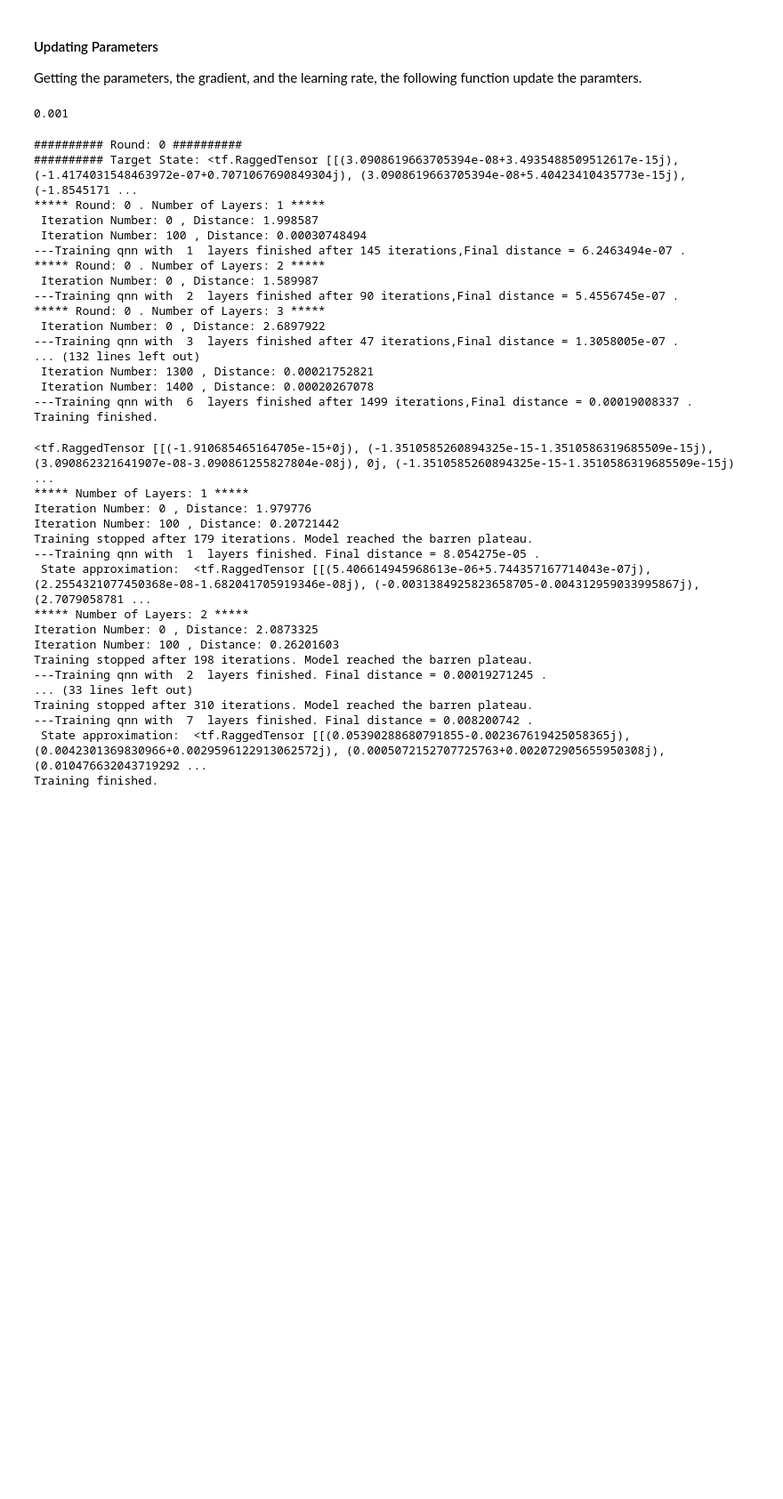
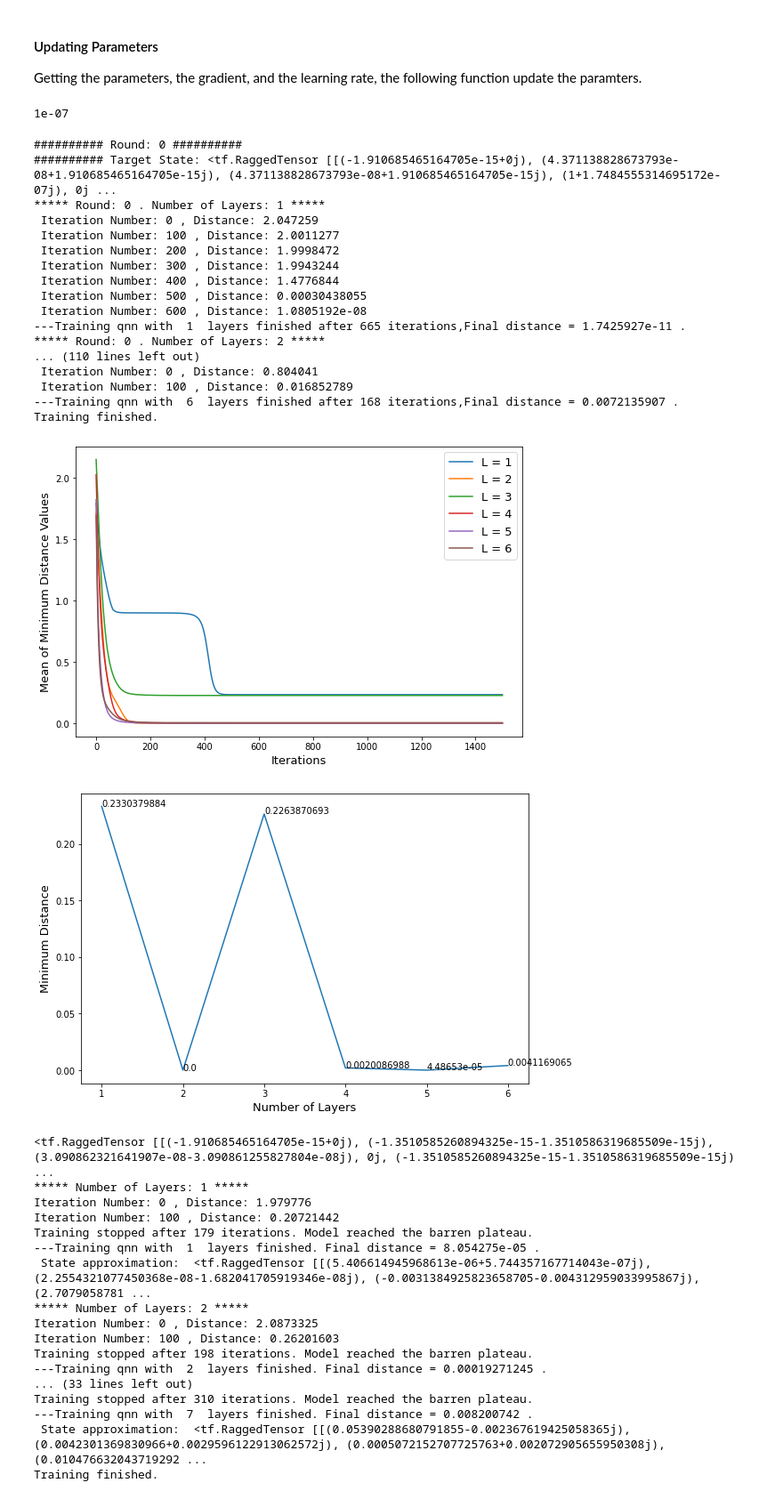
Before and after one commit to nargesalavi/Quantum-Open-Source-Foundation-Mentorship, a Jupyter notebook: QNN_Optimization.ipynb, the cells around one changed output. Shown at 89% size. Saved outputs shown, nothing was run; the diff lists cells and outputs as text; code cells hidden in the pictures; blank space fills up the shorter version.

Commit message:
Trained in 3 rounds for different random targets

```diff
--- a/QNN_Optimization.ipynb
+++ b/QNN_Optimization.ipynb
@@ -279,9 +291,9 @@ lr_increase = 50
 learning_rate = 0.1
 number_of_rounds = 3
 # %%
-print(1.0e-3)
+print(1.0e-7)
 # %% [output]
-0.001
+1e-07
 # %%
 list_of_e =[]
 types = 1
@@ -303,42 +315,75 @@ for round in range(number_of_rounds):
     params_names = sympy.symbols(['theta_{}'.format(n) for n in range(8*l)])
     eValues = []
     for i in range(number_of_iteration):
-      learning_rate = lr0/(1 + (i//lr_increase))
+      #learning_rate = lr0/(1 + (i//lr_increase))
       params_grads = custom_gradient(params, target_state,parameter_shift = False, h = np.pi/16, distance_type = distance_type)
 
       params = update_params(params, params_grads,learning_rate)
 
       approximation = state_layer(qnn, symbol_names=params_names, symbol_values=params)
       e = states_distance(approximation,target_state,distance_type)
-      if (0<i and e<1.0e-3 and abs(eValues[-1] - e) < 1.0e-7):
+      if (0<i and e<1 and (eValues[-1] / e) < 1+1.0e-2):
+        eValues.append(e)
         break
       eValues.append(e)
 
       if i % print_step == 0:
         print(' Iteration Number:', i, ', Distance:', e)
     print('---Training qnn with ', l, ' layers finished after', i,'iterations,Final distance =', e,'.')
-    np.savetxt('/content/mydrive/model1_layer_{}_targetround{}'.format(l,round), eValues, delimiter='\n')
+    np.savetxt('/content/mydrive/model1_layer_{}_targetround_{}'.format(l,round), eValues, delimiter='\n')
     prev_state = target_state
 
 print('Training finished.')
 # %% [output]
 ########## Round: 0 ##########
-########## Target State: <tf.RaggedTensor [[(3.0908619663705394e-08+3.4935488509512617e-15j), (-1.4174031548463972e-07+0.7071067690849304j), (3.0908619663705394e-08+5.40423410435773e-15j), (-1.8545171 ...
+########## Target State: <tf.RaggedTensor [[(-1.910685465164705e-15+0j), (4.371138828673793e-08+1.910685465164705e-15j), (4.371138828673793e-08+1.910685465164705e-15j), (1+1.7484555314695172e-07j), 0j ...
 ***** Round: 0 . Number of Layers: 1 *****
- Iteration Number: 0 , Distance: 1.998587
- Iteration Number: 100 , Distance: 0.00030748494
----Training qnn with  1  layers finished after 145 iterations,Final distance = 6.2463494e-07 .
+ Iteration Number: 0 , Distance: 2.047259
+ Iteration Number: 100 , Distance: 2.0011277
+ Iteration Number: 200 , Distance: 1.9998472
+ Iteration Number: 300 , Distance: 1.9943244
+ Iteration Number: 400 , Distance: 1.4776844
+ Iteration Number: 500 , Distance: 0.00030438055
+ Iteration Number: 600 , Distance: 1.0805192e-08
+---Training qnn with  1  layers finished after 665 iterations,Final distance = 1.7425927e-11 .
 ***** Round: 0 . Number of Layers: 2 *****
- Iteration Number: 0 , Distance: 1.589987
----Training qnn with  2  layers finished after 90 iterations,Final distance = 5.4556745e-07 .
-***** Round: 0 . Number of Layers: 3 *****
- Iteration Number: 0 , Distance: 2.6897922
----Training qnn with  3  layers finished after 47 iterations,Final distance = 1.3058005e-07 .
-... (132 lines left out)
- Iteration Number: 1300 , Distance: 0.00021752821
- Iteration Number: 1400 , Distance: 0.00020267078
----Training qnn with  6  layers finished after 1499 iterations,Final distance = 0.00019008337 .
+... (110 lines left out)
+ Iteration Number: 0 , Distance: 0.804041
+ Iteration Number: 100 , Distance: 0.016852789
+---Training qnn with  6  layers finished after 168 iterations,Final distance = 0.0072135907 .
 Training finished.
+# %%
+plt.figure(figsize=(9, 6))
+min_e = []
+number_of_L = []
+for l in range(1,L+1):
+  averged_e = np.zeros((number_of_iteration,), dtype=float)
+  for round in range(number_of_rounds):
+    with open('/content/mydrive/model1_layer_{}_targetround_{}'.format(l,round)) as f:
+      evalues  = f.read().splitlines()
+    evalues = [float(i) for i in evalues]
+    length = len(evalues)
+    if length != 1500:
+      evalues.extend([evalues[-1]]*(1500-length))
+    averged_e += evalues
+  averged_e = averged_e/3
+  min_e .append(averged_e[len(averged_e)-1])
+  number_of_L.append(l)
+  label='L = {}'.format(l)
+  plt.plot(averged_e,label = label)
+plt.xlabel("Iterations", fontsize=13)
+plt.ylabel("Mean of Minimum Distance Values", fontsize=13)
+plt.legend(fontsize=13)
+plt.show()
+plt.figure(figsize=(9, 6))
+plt.plot(number_of_L,min_e)
+for i in range(len(min_e)): plt.annotate(np.around(min_e[i], 10), (number_of_L[i], min_e[i]))
+plt.xlabel("Number of Layers", fontsize=13)
+plt.ylabel("Minimum Distance", fontsize=13)
+plt.show()
+# %% [output]
+[figure, added]
+[figure, added]
 # %%
 list_of_e =[]
 types = 1
```
Also changed, not shown: parts of 7 cells of this notebook.
